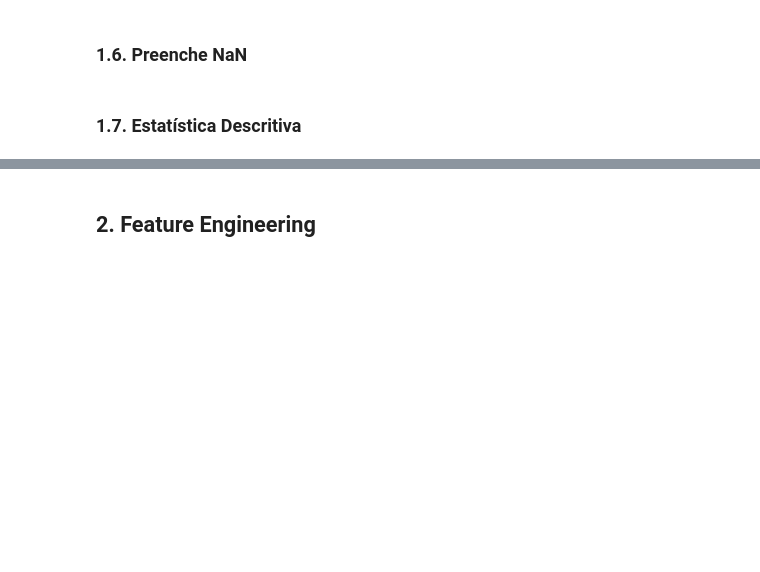
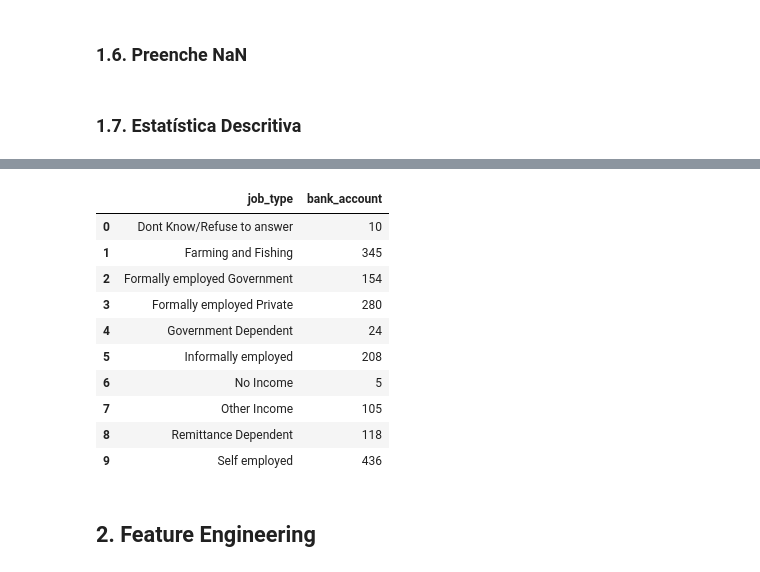
Before and after one commit to daSpinelli/hackday_01_dadosinglorios, a Jupyter notebook: end-to-end.ipynb, the cells around one changed output, grey strips where cells are left out. Cells and saved outputs as stored; diff of their text form; code cells hidden in the pictures; blank space fills up the shorter version.

```diff
--- a/end-to-end.ipynb
+++ b/end-to-end.ipynb
@@ -224,3 +257,17 @@ with_account = df1[df1['bank_account'] == 1]
+# %%
+with_account[['job_type', 'bank_account']].groupby('job_type').count().reset_index()
+# %% [output]
+|  | job_type | bank_account |
+| 0 | Dont Know/Refuse to answer | 10 |
+| 1 | Farming and Fishing | 345 |
+| 2 | Formally employed Government | 154 |
+| 3 | Formally employed Private | 280 |
+| 4 | Government Dependent | 24 |
+| 5 | Informally employed | 208 |
+| 6 | No Income | 5 |
+| 7 | Other Income | 105 |
+| 8 | Remittance Dependent | 118 |
+| 9 | Self employed | 436 |
 # %% [markdown]
 ## 2. Feature Engineering
 # %%
```
Also changed, not shown: parts of 21 cells of this notebook.
